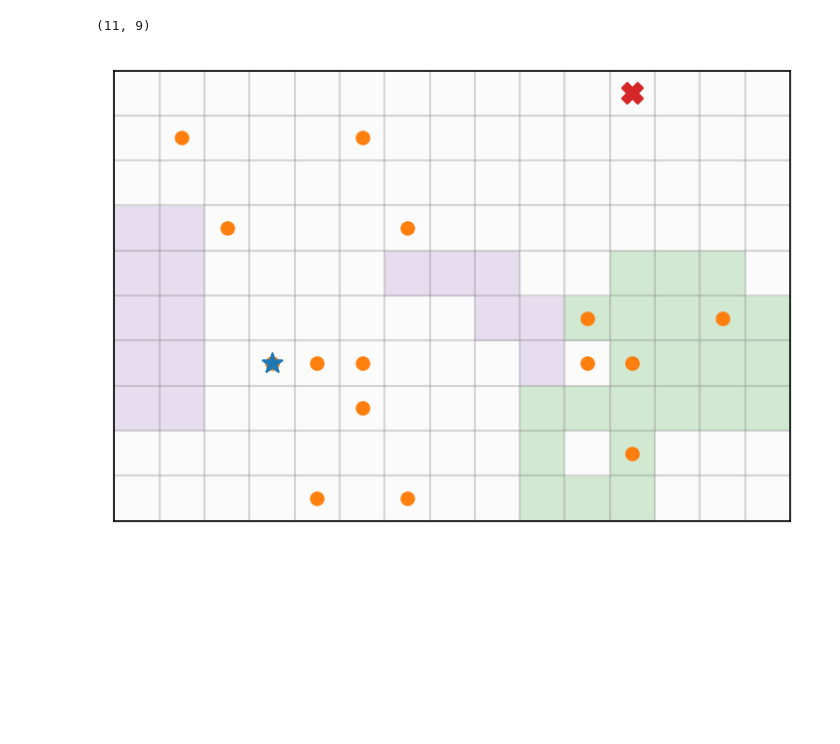
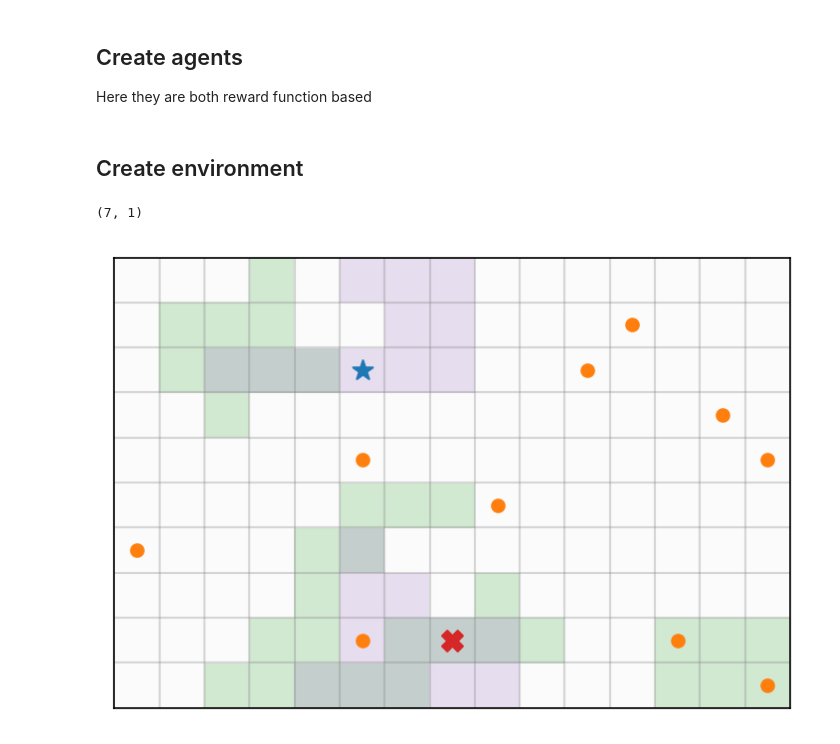
Before and after one commit to tobywise/predator-prey-IRL, a Jupyter notebook: notebooks/model_simulations.ipynb, the cells around one changed output. Drawn from its saved outputs; the diff is of its cells as text; code cells hidden in the pictures; blank space fills up the shorter version.

```diff
--- a/notebooks/model_simulations.ipynb
+++ b/notebooks/model_simulations.ipynb
@@ -26,13 +24,18 @@ from predators import *
+# %% [markdown]
+## Create agents
+
+Here they are both reward function based
+# %%
+predator = Agent('1*Prey_1 + (-0.7*Shadow) + 0.3*Water', name='Predator_1', policy='pessimism', w=0.5)
+prey = Agent('1*reward + (-1*Predator_1)', name='Prey_1', policy='pessimism', w=0.5)
+# %% [markdown]
+## Create environment
 # %%
-predator = Agent(('1*Prey_1 + (-1*Shadow) + 0.1*Water'), name='Predator_1', policy='pessimism', w=0.8)
-prey = Agent(('1*reward'), name='Prey_1')
 f1 = EnvironmentFeature(n_clusters=3, cluster_size_mean=15, cluster_size_sd=10, name='Water')
-f2 = EnvironmentFeature(n_clusters=3, cluster_size_mean=15, cluster_size_sd=10, name='Shadow')
-# edge_array = np.ones((10, 15), dtype = int)
-# edge_array[1:-1,1:-1] = 0
-# f3 = EnvironmentFeature(feature_array=edge_array, name='Edge')
-env = PredatorEnvironment(features=[f1, f2], n_rewards=15, agents=[predator, prey], name='Environment_1')
+f2 = EnvironmentFeature(n_clusters=4, cluster_size_mean=10, cluster_size_sd=10, name='Shadow')
+
+env = PredatorEnvironment(features=[f1, f2], n_rewards=10, agents=[predator, prey], name='Environment_1')
 env.plot_environment()
 # %% [output]
-(11, 9)
+(7, 1)
-[figure, old version]
+[figure, new version]
```
Also changed, not shown: parts of 126 cells of this notebook, 1 other file.
